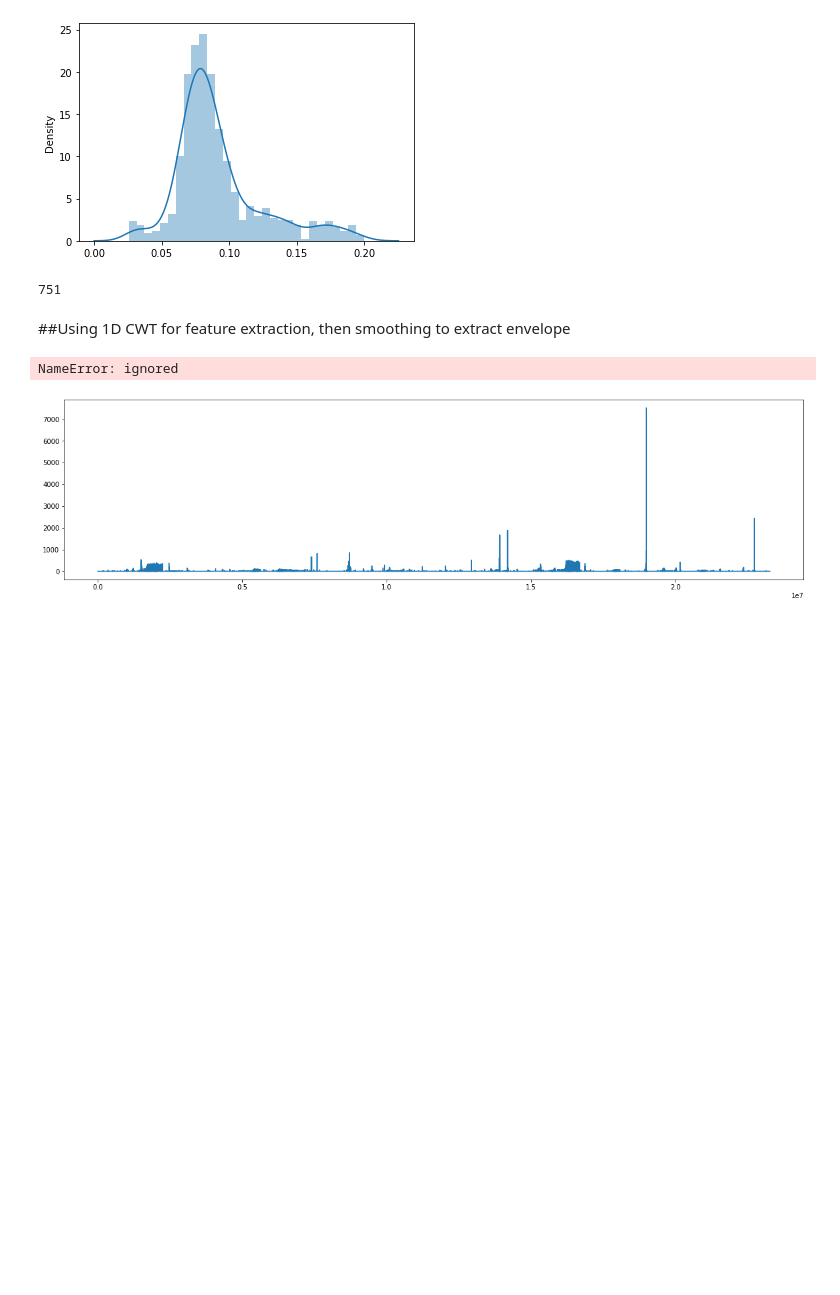
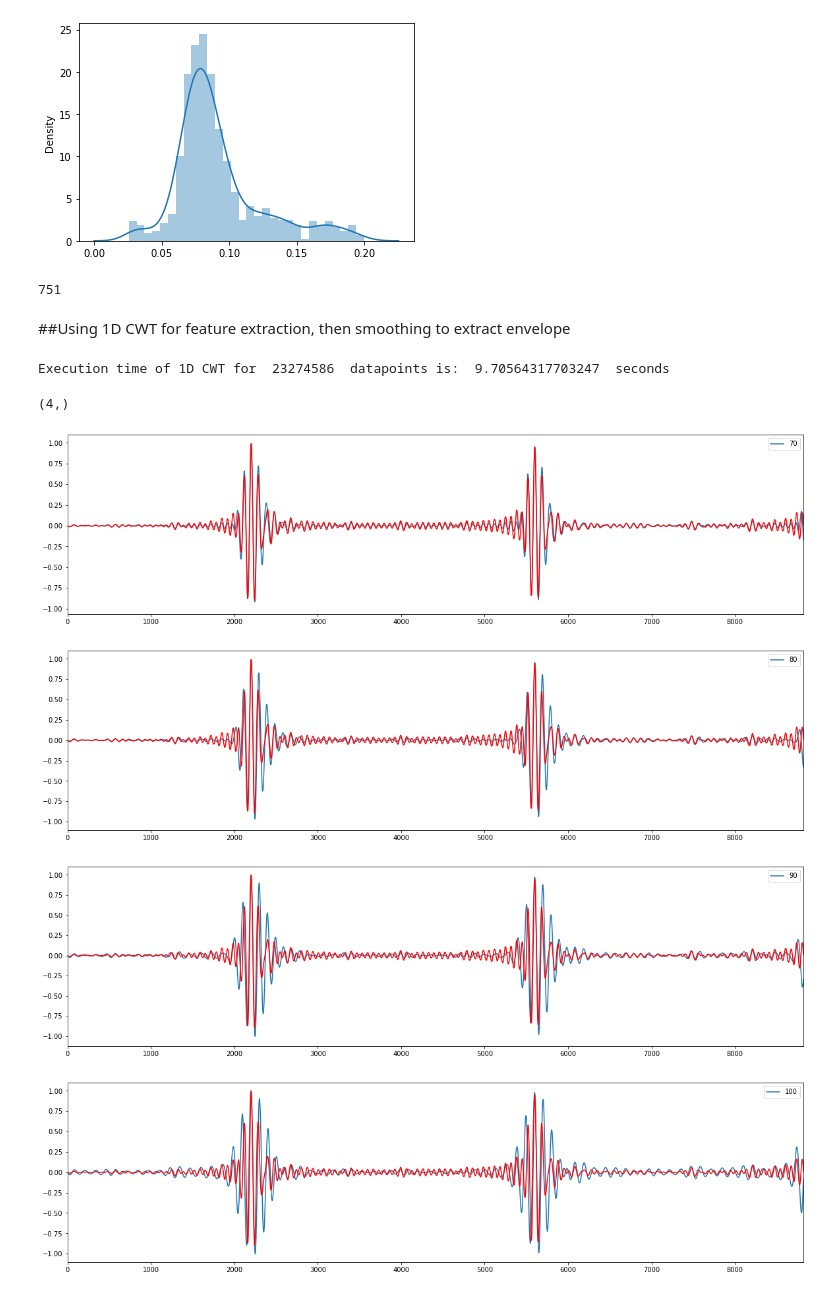
Before and after one commit to james-bole-pan/Xenopus_signal_processing, a Jupyter notebook: Wave_Envelope.ipynb, the cells around one changed output. Drawn from its saved outputs; the diff is of its cells as text; code cells hidden in the pictures; blank space fills up the shorter version.

```diff
--- a/Wave_Envelope.ipynb
+++ b/Wave_Envelope.ipynb
@@ -157,23 +157,33 @@ len(IPI_processed)
 ##Using 1D CWT for feature extraction, then smoothing to extract envelope
 # %%
 # generate envelope using continous wavelet transform
-coef_list =[]
-freq_list=[]
-for i in range(94,95):
-#i=100
-  scale = [1]
-  coef, freqs=pywt.cwt(samples,scale,'morl')
-  coef_list.append(coef)
-  freq_list.append(freqs)
+scale = np.arange(70,110,10)
+start_time = time.time()
+coef, freqs=pywt.cwt(samples,scale,'morl')
+end_time = time.time()
+execution_time = end_time - start_time
+# %%
+print("Execution time of 1D CWT for ",len(samples)," datapoints is: ",execution_time, " seconds")
+# %% [output]
+Execution time of 1D CWT for  23274586  datapoints is:  9.70564317703247  seconds
+# %%
+freqs.shape
+# %% [output]
+(4,)
 # %%
+#experimental procedure to test which scale is the best for cwt
+#zooming in on 40 - 41 s interval where there are female call
 lbd = int(40*44100)
 ubd = int(41*44100)
-#first_coef = coef_list[0]
-for i in np.arange(0, len(coef_list)):
+for i in range(0, len(coef)):
   plt.figure(figsize=(20,5))
-  plt.plot(np.abs(coef_list[i][0][lbd:ubd])/max(np.abs(coef_list[i][0][lbd:ubd])))
-  #plt.xlim(0,44100*0.2)
-  plt.plot(samples_abs[lbd:ubd]/max(samples_abs[lbd:ubd]),color="yellow")
+  plt.plot((coef[i][lbd:ubd])/max(coef[i][lbd:ubd]),label=10*(i)+70)
+  plt.xlim(0,44100*0.2)
+  plt.plot(samples[lbd:ubd]/max(samples[lbd:ubd]),color="red")
+  plt.legend()
   plt.show()
 # %% [output]
-NameError: ignored
+[figure, added]
+[figure, added]
+[figure, added]
+[figure, added]
@@ -196,9 +189,0 @@ b = a[0::20]
-# %%
-plt.figure(figsize=(20,5))
-plt.plot(a)
-#plt.axhline()
-#plt.xlim(0,44100*0.2)
-#plt.plot(samples_abs[lbd:ubd]/max(samples_abs[lbd:ubd]))
-plt.show()
-# %% [output]
-[figure, removed]
```
Also changed, not shown: parts of 13 cells of this notebook.
